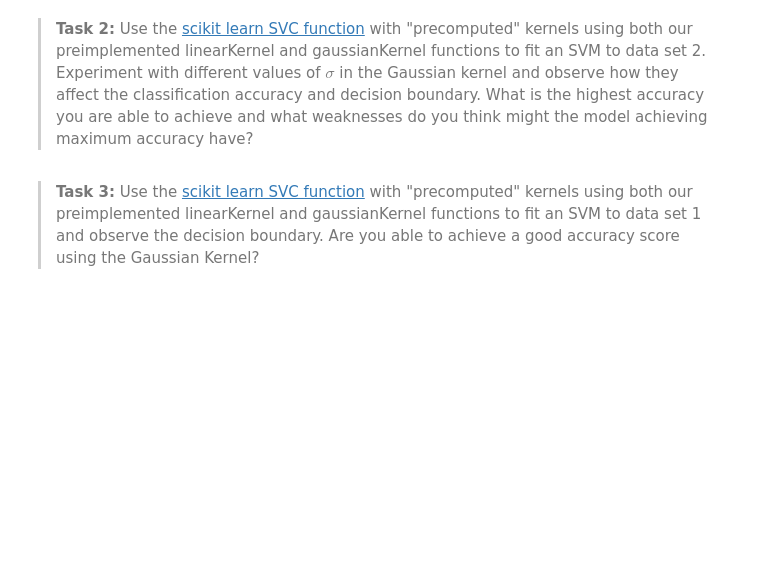
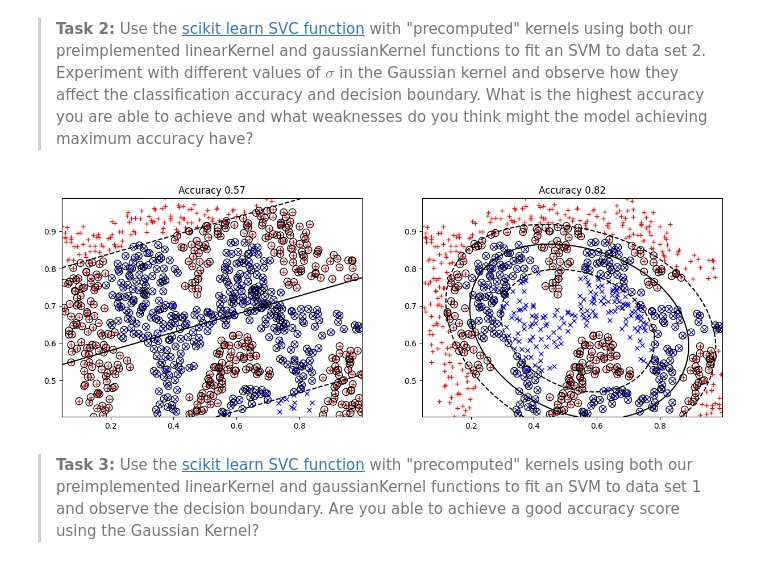
Before and after one commit to TristanDonze/Lab5-SVM-Non-Negative-Matrix-Factorisation, a Jupyter notebook: Lab5.ipynb, the cells around one changed output. Saved outputs shown, nothing was run; the diff lists cells and outputs as text; code cells hidden in the pictures; blank space fills up the shorter version.

```diff
--- a/Lab5.ipynb
+++ b/Lab5.ipynb
@@ -181,37 +185,44 @@ plt.show()
 # %% [markdown]
 >**Task 2:** Use the [scikit learn SVC function](https://scikit-learn.org/stable/modules/generated/sklearn.svm.SVC.html#sklearn.svm.SVC) with "precomputed" kernels using both our preimplemented linearKernel and gaussianKernel functions to fit an SVM to data set 2. Experiment with different values of $\sigma$ in the Gaussian kernel and observe how they affect the classification accuracy and decision boundary. What is the highest accuracy you are able to achieve and what weaknesses do you think might the model achieving maximum accuracy have?
 # %%
-#Please insert your code for Task 2 here (Please call your model object "svc_linear" and "svc_gaussian")
+C = np.array([0.1, 1, 10, 100])
 
+sigma_values = np.array([0.01, 0.1, 0.5, 1])
+sigma = sigma_values[3]
 
+svc_linear = SVC(C = C[3], kernel='precomputed')
+svc_linear.fit(linearKernel(X, X), y)
 
-
+svc_gaussian = SVC(C = C[3], kernel='precomputed')
+svc_gaussian.fit(gaussianKernel(X, X, sigma), y)
 
 # Plot the decision boundary
 u = np.linspace(min(X[:, 0]),max(X[:, 0]), 200)
 v = np.linspace(min(X[:, 1]),max(X[:, 1]), 200)
 z_linear = np.zeros(shape=(len(u), len(v)))
 z_gaussian = np.zeros(shape=(len(u), len(v)))
 for i in range(len(u)):
     for j in range(len(v)):
         x = np.array([[u[i],v[j]]])
         z_linear[i, j] = svc_linear.decision_function(linearKernel(x,X)).item()
         z_gaussian[i, j] = svc_gaussian.decision_function(gaussianKernel(x,X,sigma)).item()
 
 
 fig, ax = plt.subplots(nrows=1, ncols=2, figsize=(15,5))
 ax[0].plot(X[:,0][y == 1], X[:,1][y == 1], 'r+', label="$y=1$")
 ax[0].plot(X[:,0][y == 0], X[:,1][y == 0], 'bx', label="$y=0$")
 ax[0].scatter(X[svc_linear.support_, 0], X[svc_linear.support_, 1], s=80, facecolors='none', zorder=10, edgecolor='k')
 ax[0].contour(u, v, z_linear.T, levels = [-1,0,1], colors='k',linestyles=['--', '-', '--'])
 ax[0].title.set_text('Accuracy %0.2f' %(np.sum(svc_linear.predict(linearKernel(X,X)) == y)/len(y)))
 
 ax[1].plot(X[:,0][y == 1], X[:,1][y == 1], 'r+', label="$y=1$")
 ax[1].plot(X[:,0][y == 0], X[:,1][y == 0], 'bx', label="$y=0$")
 ax[1].scatter(X[svc_gaussian.support_, 0], X[svc_gaussian.support_, 1], s=80, facecolors='none', zorder=10, edgecolor='k')
 ax[1].contour(u, v, z_gaussian.T, levels = [-1,0,1], colors='k',linestyles=['--', '-', '--'])
 ax[1].title.set_text('Accuracy %0.2f' %(np.sum(svc_gaussian.predict(gaussianKernel(X,X,sigma)) == y)/len(y)))
 plt.show()
+# %% [output]
+[figure, added]
 # %% [markdown]
 >**Task 3:** Use the [scikit learn SVC function](https://scikit-learn.org/stable/modules/generated/sklearn.svm.SVC.html#sklearn.svm.SVC) with "precomputed" kernels using both our preimplemented linearKernel and gaussianKernel functions to fit an SVM to data set 1 and observe the decision boundary. Are you able to achieve a good accuracy score using the Gaussian Kernel?
 # %%
```
Also changed, not shown: parts of 6 cells of this notebook, 1 other file.
